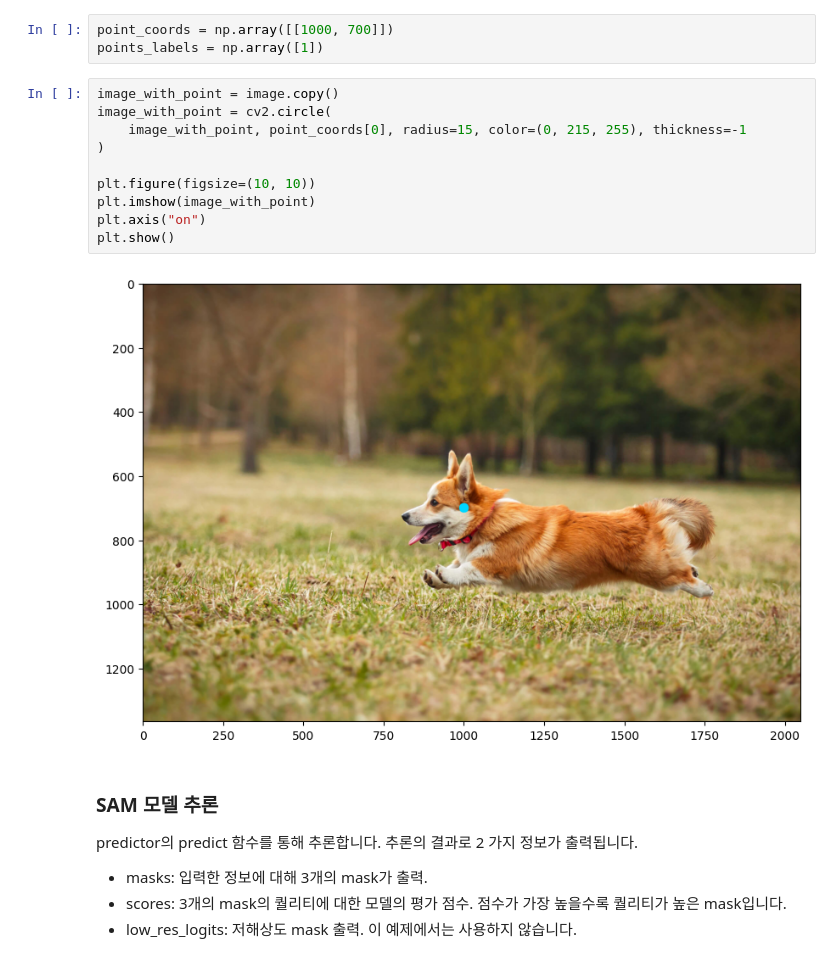
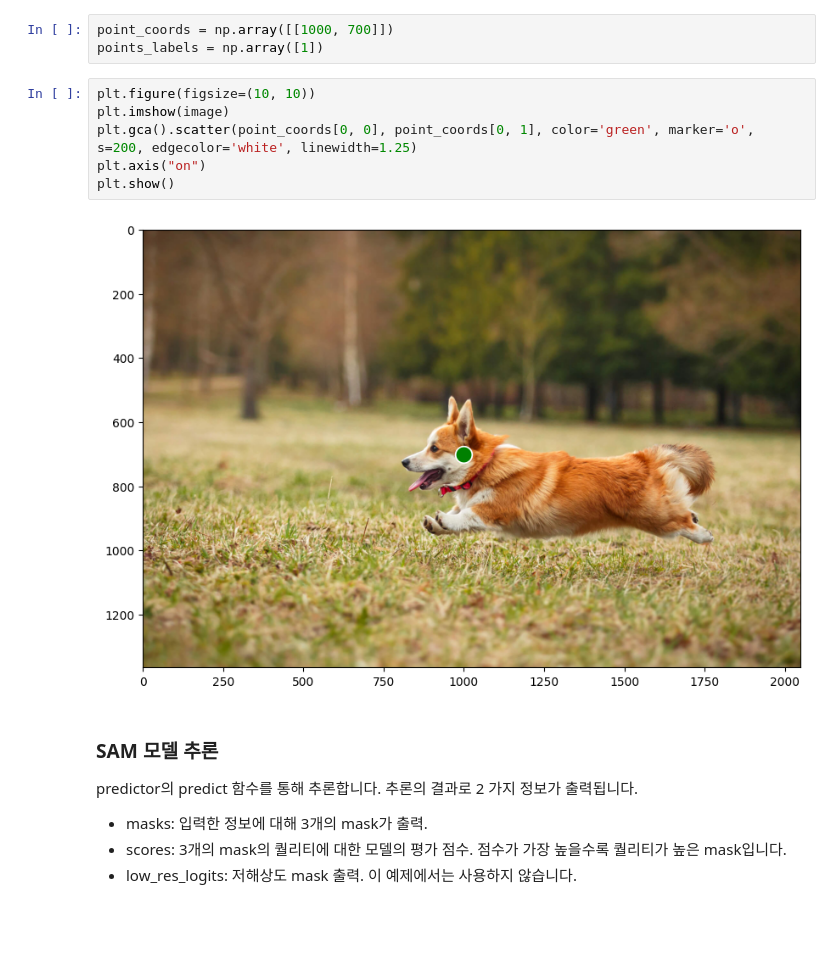
Before and after one commit to MrSyee/dl_apps, a Jupyter notebook: segmentation/sam.ipynb, the cells around one changed output. Cells and saved outputs as stored; diff of their text form; blank space fills up the shorter version.

```diff
--- a/segmentation/sam.ipynb
+++ b/segmentation/sam.ipynb
@@ -77,18 +76,14 @@ plt.show()
 # %%
 point_coords = np.array([[1000, 700]])
 points_labels = np.array([1])
-# %%
-image_with_point = image.copy()
-image_with_point = cv2.circle(
-    image_with_point, point_coords[0], radius=15, color=(0, 215, 255), thickness=-1
-)
-
-plt.figure(figsize=(10, 10))
-plt.imshow(image_with_point)
-plt.axis("on")
-plt.show()
-# %% [output]
-[figure, removed]
+# %%
+plt.figure(figsize=(10, 10))
+plt.imshow(image)
+plt.gca().scatter(point_coords[0, 0], point_coords[0, 1], color='green', marker='o', s=200, edgecolor='white', linewidth=1.25)
+plt.axis("on")
+plt.show()
+# %% [output]
+[figure, added]
 # %% [markdown]
 ### SAM 모델 추론
 
```
Also changed, not shown: parts of 5 cells of this notebook.
